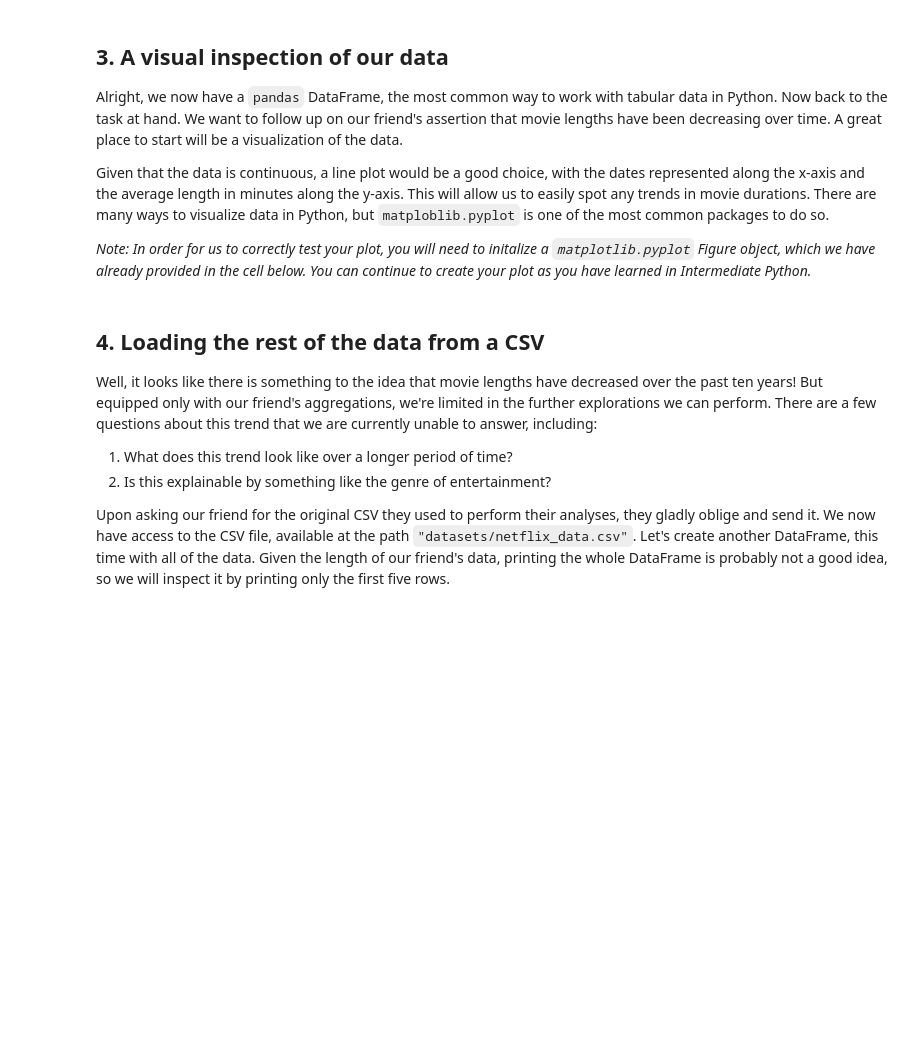
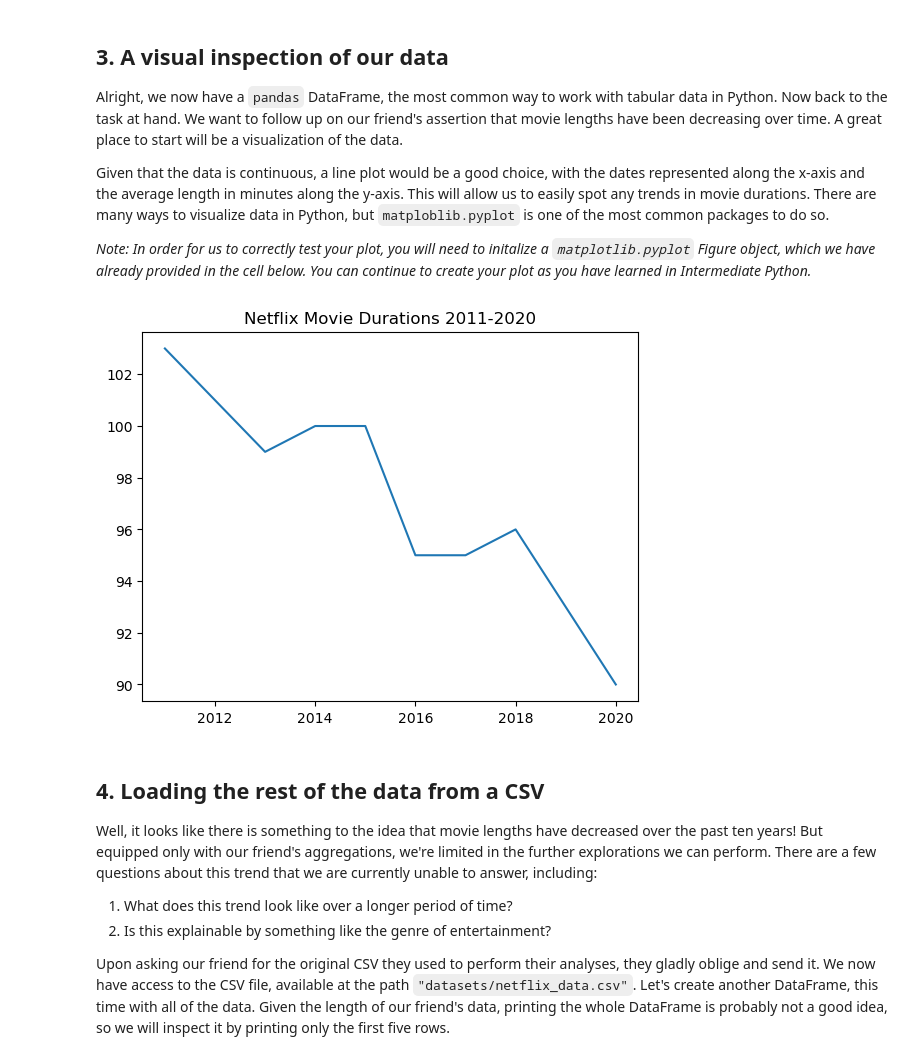
Before and after one commit to JeremyTallant/netflix_analysis, a Jupyter notebook: investigation.ipynb, the cells around one changed output. Drawn from its saved outputs; the diff is of its cells as text; code cells hidden in the pictures; blank space fills up the shorter version.

```diff
--- a/investigation.ipynb
+++ b/investigation.ipynb
@@ -49,17 +49,19 @@ durations_df
 <p><em>Note: In order for us to correctly test your plot, you will need to initalize a <code>matplotlib.pyplot</code> Figure object, which we have already provided in the cell below. You can continue to create your plot as you have learned in Intermediate Python.</em></p>
 # %%
 # Import matplotlib.pyplot under its usual alias and create a figure
-...
+import matplotlib.pyplot as plt
 fig = plt.figure()
 
 # Draw a line plot of release_years and durations
-...
+plt.plot(durations_df['years'], durations_df['durations'])
 
 # Create a title
-...
+plt.title('Netflix Movie Durations 2011-2020')
 
 # Show the plot
-...
+plt.show()
+# %% [output]
+[figure, added]
 # %% [markdown]
 ## 4. Loading the rest of the data from a CSV
 <p>Well, it looks like there is something to the idea that movie lengths have decreased over the past ten years! But equipped only with our friend's aggregations, we're limited in the further explorations we can perform. There are a few questions about this trend that we are currently unable to answer, including:</p>
```
